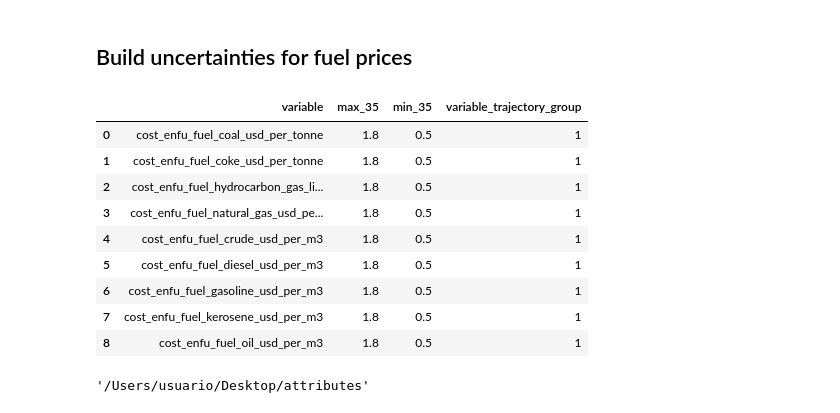
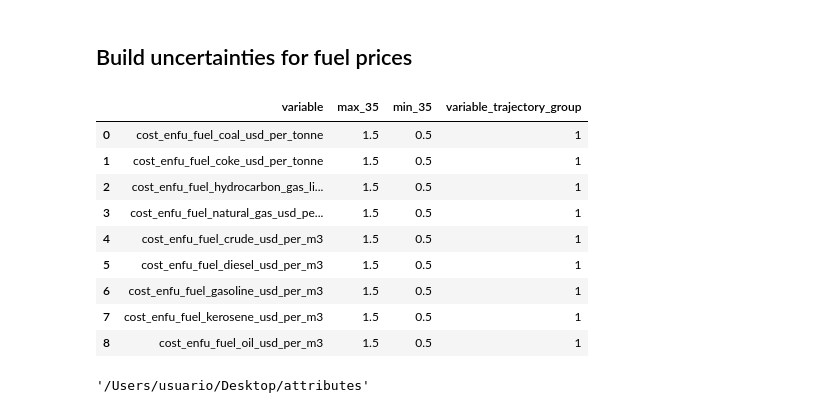
Before and after one commit to jcsyme/sisepuede_region_nbs, a Jupyter notebook: louisiana/run_louisiana.ipynb, the cells around one changed output. Saved outputs shown, nothing was run; the diff lists cells and outputs as text; code cells hidden in the pictures.

```diff
--- a/louisiana/run_louisiana.ipynb
+++ b/louisiana/run_louisiana.ipynb
@@ -182,49 +209,49 @@ _CATS_ENFU_FF = [
     "fuel_natural_gas",
     "fuel_oil"
 ]
-scalar_range = (0.5, 1.8)
+scalar_range = (0.5, 1.5)
 
 
 # variables to tie into groups
 modvar_fuel_price_gravimetric = matt.get_variable("Gravimetric Fuel Price")
 modvar_fuel_price_thermal = matt.get_variable("Thermal Fuel Price")
 modvar_fuel_price_volumetric = matt.get_variable("Volumetric Fuel Price")
 modvars = [
     modvar_fuel_price_gravimetric,
     modvar_fuel_price_thermal,
     modvar_fuel_price_volumetric
 ]
 
 fields_combine = []
 for mv in modvars:
     fields_combine += mv.build_fields(
         category_restrictions = _CATS_ENFU_FF
     )
 
 
 df_component = pd.DataFrame(
     {
         _FIELD_VARIABLE: fields_combine,
         _FIELD_MAX: [scalar_range[1] for x in fields_combine],
         _FIELD_MIN: [scalar_range[0] for x in fields_combine],
         _FIELD_TRAJGROUP: [_GROUP_IND_UNCERTAINTY for x in fields_combine],
     }
 )
 
 _DF_UNCERTAINTY.append(df_component)
 _GROUP_IND_UNCERTAINTY += 1
 df_component
 # %% [output]
 |  | variable | max_35 | min_35 | variable_trajectory_group |
-| 0 | cost_enfu_fuel_coal_usd_per_tonne | 1.8 | 0.5 | 1 |
-| 1 | cost_enfu_fuel_coke_usd_per_tonne | 1.8 | 0.5 | 1 |
-| 2 | cost_enfu_fuel_hydrocarbon_gas_li... | 1.8 | 0.5 | 1 |
-| 3 | cost_enfu_fuel_natural_gas_usd_pe... | 1.8 | 0.5 | 1 |
-| 4 | cost_enfu_fuel_crude_usd_per_m3 | 1.8 | 0.5 | 1 |
-| 5 | cost_enfu_fuel_diesel_usd_per_m3 | 1.8 | 0.5 | 1 |
-| 6 | cost_enfu_fuel_gasoline_usd_per_m3 | 1.8 | 0.5 | 1 |
-| 7 | cost_enfu_fuel_kerosene_usd_per_m3 | 1.8 | 0.5 | 1 |
-| 8 | cost_enfu_fuel_oil_usd_per_m3 | 1.8 | 0.5 | 1 |
+| 0 | cost_enfu_fuel_coal_usd_per_tonne | 1.5 | 0.5 | 1 |
+| 1 | cost_enfu_fuel_coke_usd_per_tonne | 1.5 | 0.5 | 1 |
+| 2 | cost_enfu_fuel_hydrocarbon_gas_li... | 1.5 | 0.5 | 1 |
+| 3 | cost_enfu_fuel_natural_gas_usd_pe... | 1.5 | 0.5 | 1 |
+| 4 | cost_enfu_fuel_crude_usd_per_m3 | 1.5 | 0.5 | 1 |
+| 5 | cost_enfu_fuel_diesel_usd_per_m3 | 1.5 | 0.5 | 1 |
+| 6 | cost_enfu_fuel_gasoline_usd_per_m3 | 1.5 | 0.5 | 1 |
+| 7 | cost_enfu_fuel_kerosene_usd_per_m3 | 1.5 | 0.5 | 1 |
+| 8 | cost_enfu_fuel_oil_usd_per_m3 | 1.5 | 0.5 | 1 |
 # %%
 '/Users/usuario/Desktop/attributes'
 # %% [output]
```
Also changed, not shown: parts of 66 cells of this notebook, 9 other files.
